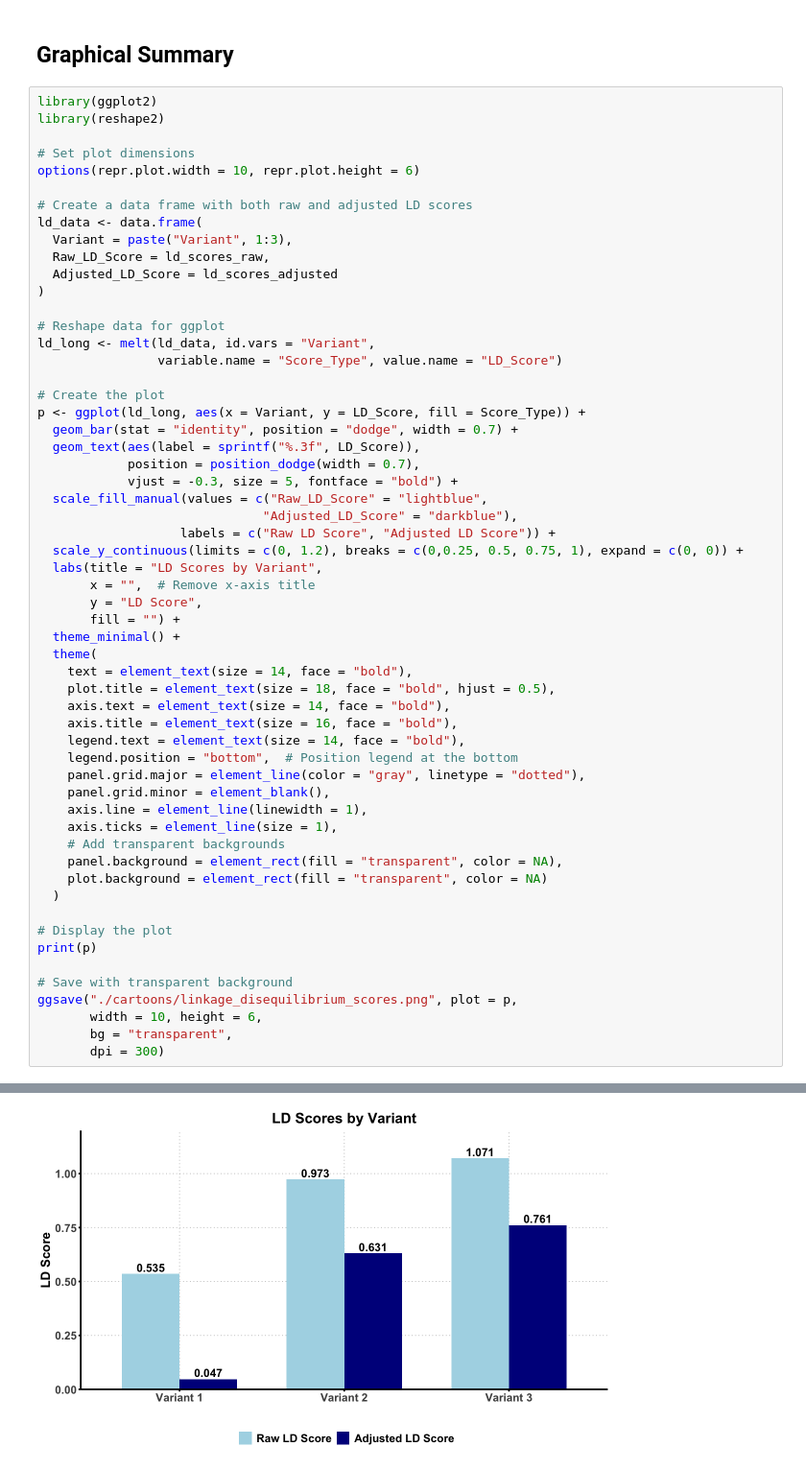
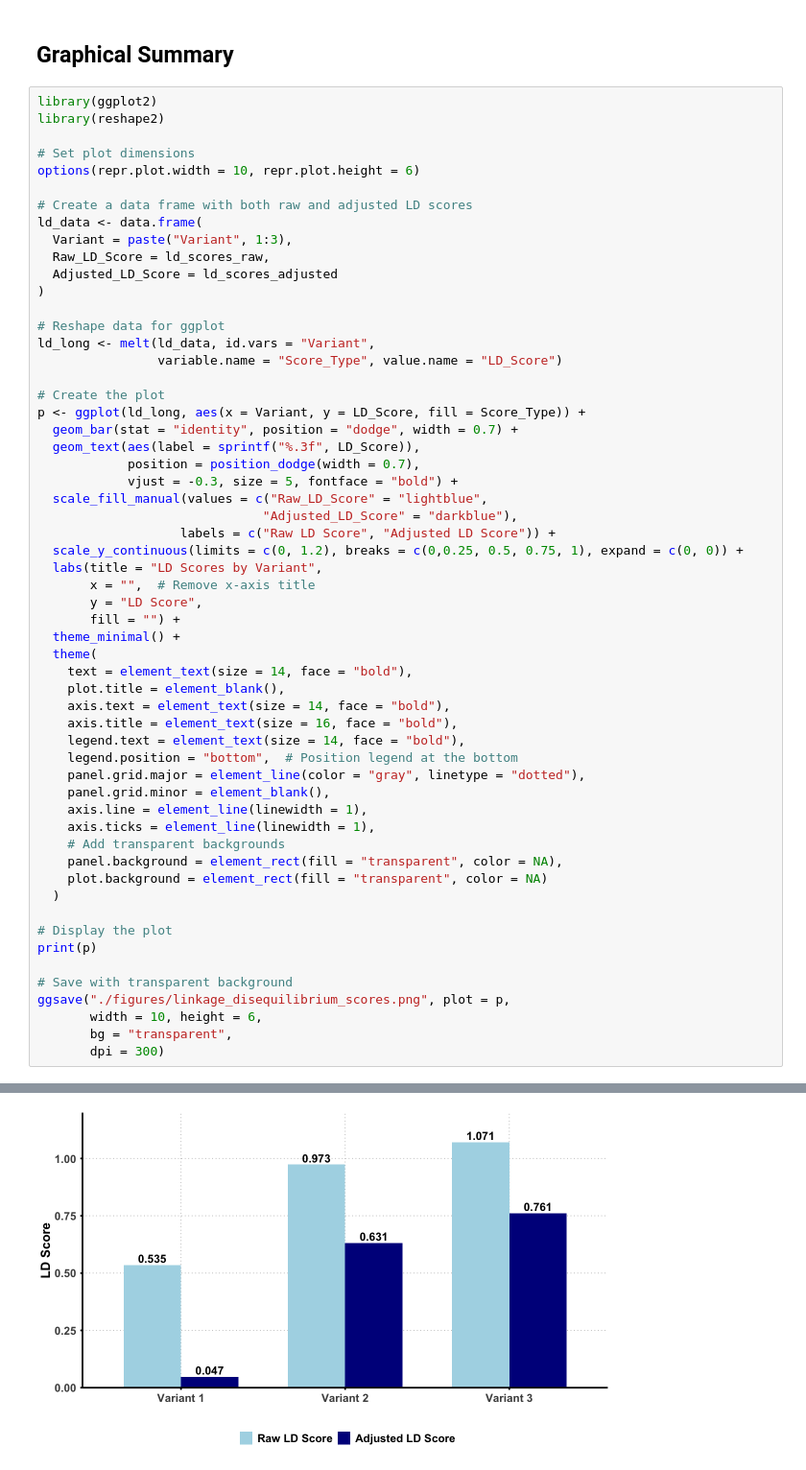
Before and after one commit to StatFunGen/statgen-primer, a Jupyter notebook: linkage_disequilibrium_score.ipynb, the cells around one changed output, grey strips where cells are left out. Shown: that part at 96% size. Drawn from its saved outputs; the diff is of its cells as text.

```diff
--- a/linkage_disequilibrium_score.ipynb
+++ b/linkage_disequilibrium_score.ipynb
@@ -188,7 +188,7 @@ p <- ggplot(ld_long, aes(x = Variant, y = LD_Score, fill = Score_Type)) +
   theme_minimal() +
   theme(
     text = element_text(size = 14, face = "bold"),
-    plot.title = element_text(size = 18, face = "bold", hjust = 0.5),
+    plot.title = element_blank(),
     axis.text = element_text(size = 14, face = "bold"),
     axis.title = element_text(size = 16, face = "bold"),
     legend.text = element_text(size = 14, face = "bold"),
@@ -196,7 +196,7 @@ p <- ggplot(ld_long, aes(x = Variant, y = LD_Score, fill = Score_Type)) +
     panel.grid.major = element_line(color = "gray", linetype = "dotted"),
     panel.grid.minor = element_blank(),
     axis.line = element_line(linewidth = 1),
-    axis.ticks = element_line(size = 1),
+    axis.ticks = element_line(linewidth = 1),
     # Add transparent backgrounds
     panel.background = element_rect(fill = "transparent", color = NA),
     plot.background = element_rect(fill = "transparent", color = NA)
@@ -206,7 +206,7 @@ p <- ggplot(ld_long, aes(x = Variant, y = LD_Score, fill = Score_Type)) +
 print(p)
 
 # Save with transparent background
-ggsave("./cartoons/linkage_disequilibrium_scores.png", plot = p,
+ggsave("./figures/linkage_disequilibrium_scores.png", plot = p,
        width = 10, height = 6,
        bg = "transparent",
        dpi = 300)
@@ -217 +214 @@ i Please use the `linewidth` argument instead."
-[figure, old version]
+[figure, new version]
```
Also changed, not shown: parts of 7 cells of this notebook, 44 other files.
